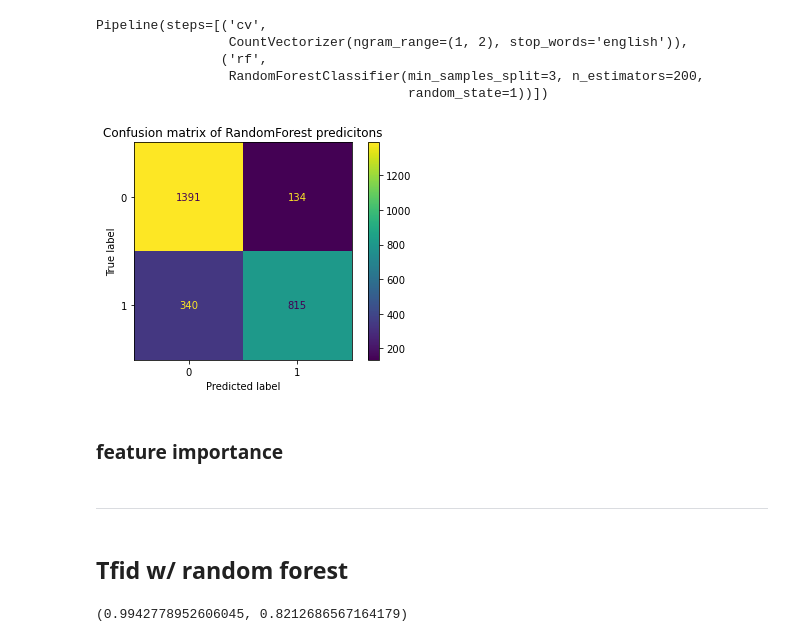
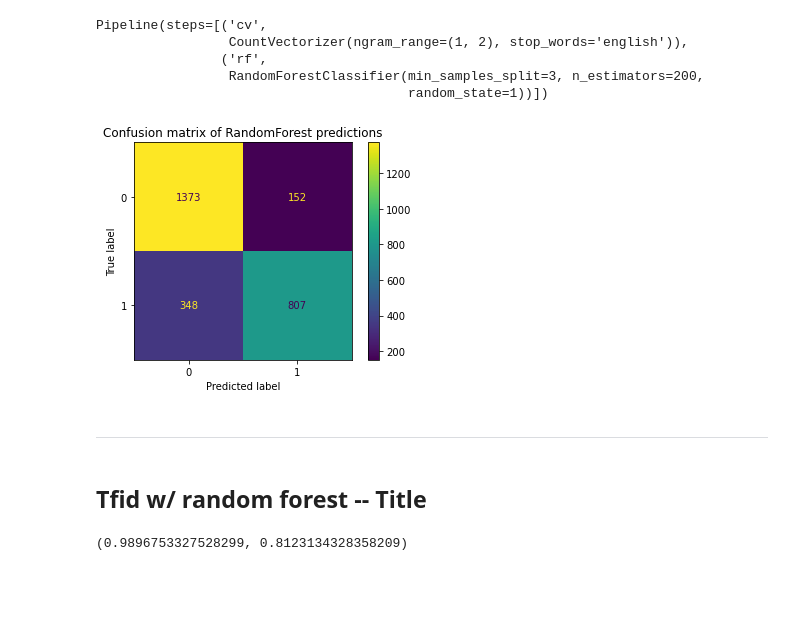
Before and after one commit to Daniel-Sun-99/Reddit-Post-Classification-NLP, a Jupyter notebook: code/RandomForrest.ipynb, the cells around one changed output. Drawn from its saved outputs; the diff is of its cells as text; code cells hidden in the pictures; blank space fills up the shorter version.

```diff
--- a/code/RandomForrest.ipynb
+++ b/code/RandomForrest.ipynb
@@ -102,9 +109,7 @@ Pipeline(steps=[('cv',
                                         random_state=1))])
 # %%
 ConfusionMatrixDisplay.from_estimator(gs, X_test, y_test)
-plt.title('Confusion matrix of RandomForest predicitons');
+plt.title('Confusion matrix of RandomForest predictions');
 plt.savefig('../visuals/ConfusionMatrixDisplay.png')
 # %% [output]
-[figure, old version]
+[figure, new version]
-# %% [markdown]
-### feature importance
@@ -116,4 +116,4 @@ feature_importance.to_csv('../data/feature_importance.csv', index = False)
 # %% [markdown]
 -----
 # %% [markdown]
-## Tfid w/ random forest
+## Tfid w/ random forest -- Title
@@ -120,6 +125,6 @@ feature_importance.to_csv('../data/feature_importance.csv', index = False)
 # %%
 rf_tfid_pipe = Pipeline([
-    ('tfid', TfidfVectorizer(ngram_range = (1,2), stop_words = 'english')),
+    ('tfid', TfidfVectorizer(min_df = 2, ngram_range = (1,2), stop_words = 'english')),
     ('rf', RandomForestClassifier(min_samples_split = 3, n_estimators = 200, random_state = 1))
      ])
 
@@ -127,7 +132,7 @@ rf_tfid_pipe.fit(X_train, y_train)
 
 rf_tfid_pipe.score(X_train, y_train), rf_tfid_pipe.score(X_test, y_test)
 # %% [output]
-(0.9942778952606045, 0.8212686567164179)
+(0.9896753327528299, 0.8123134328358209)
 # %%
 print(recall_score(y_test, rf_tfid_pipe.predict(X_test), pos_label = 0))
 print(precision_score(y_test, rf_tfid_pipe.predict(X_test), pos_label = 0))
```
Also changed, not shown: parts of 7 cells of this notebook, 11 other files.
